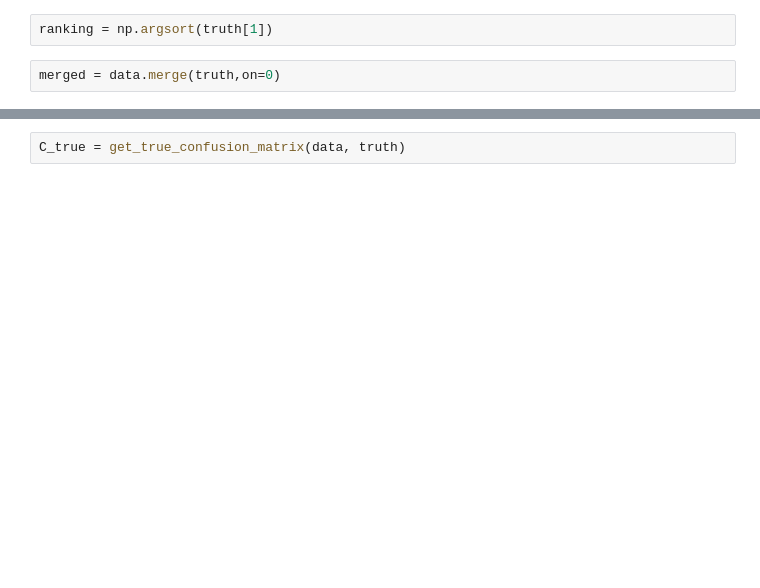
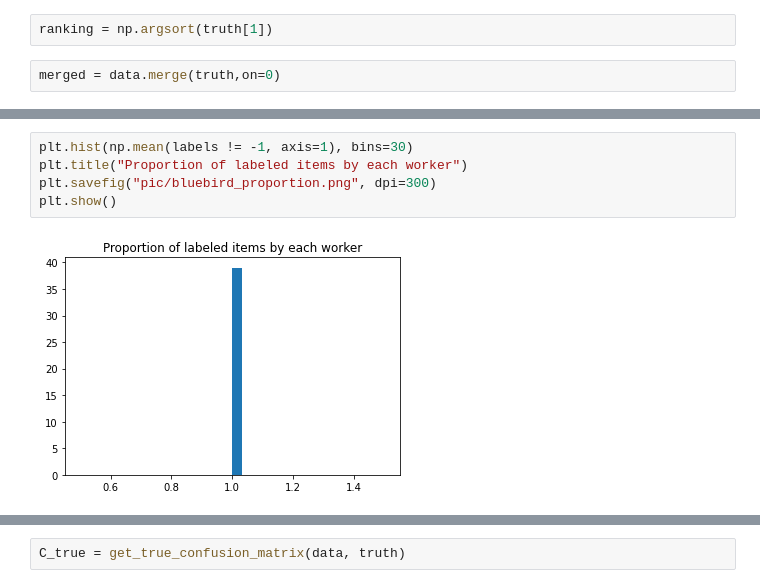
Before and after one commit to azurechen97/Spectral-methods-meet-EM, a Jupyter notebook: test3.ipynb, the cells around one changed output, grey strips where cells are left out. Saved outputs shown, nothing was run; the diff lists cells and outputs as text; blank space fills up the shorter version.

```diff
--- a/test3.ipynb
+++ b/test3.ipynb
@@ -43,3 +39,10 @@ print(missing)
+# %%
+plt.hist(np.mean(labels != -1, axis=1), bins=30)
+plt.title("Proportion of labeled items by each worker")
+plt.savefig("pic/bluebird_proportion.png", dpi=300)
+plt.show()
+# %% [output]
+[figure, added]
 # %%
 # total error rate
 error = np.mean(merged["1_y"] != merged[2])
```
Also changed, not shown: parts of 45 cells of this notebook, 20 other files.
